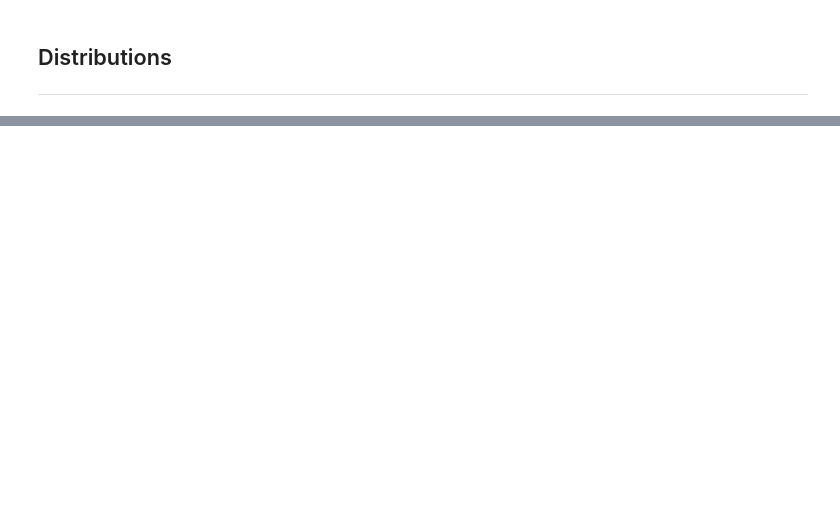
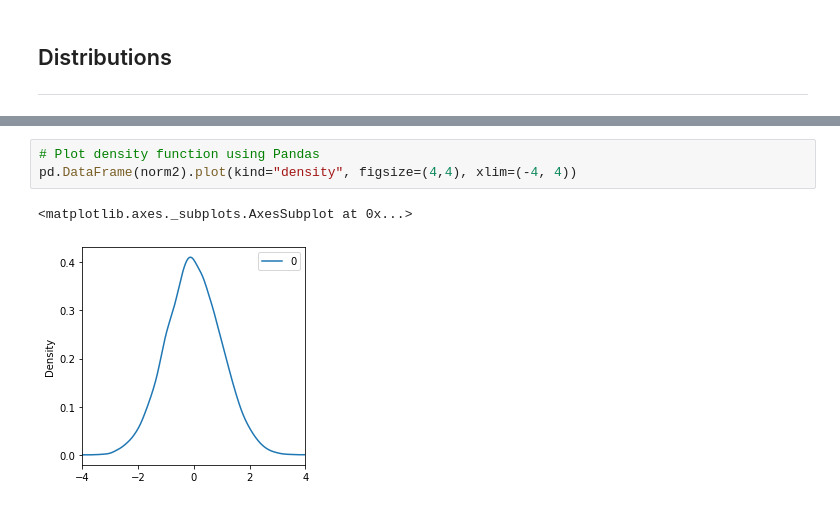
Before and after one commit to colm-o-caoimh/NumpyRandom, a Jupyter notebook: Assignment2020.ipynb, the cells around one changed output, grey strips where cells are left out. Saved outputs shown, nothing was run; the diff lists cells and outputs as text; blank space fills up the shorter version.

```diff
--- a/Assignment2020.ipynb
+++ b/Assignment2020.ipynb
@@ -413,0 +441,6 @@ s
+# %%
+# Plot density function using Pandas
+pd.DataFrame(norm2).plot(kind="density", figsize=(4,4), xlim=(-4, 4))
+# %% [output]
+<matplotlib.axes._subplots.AxesSubplot at 0x...>
+[figure, added]
```
Also changed, not shown: parts of 54 cells of this notebook.
